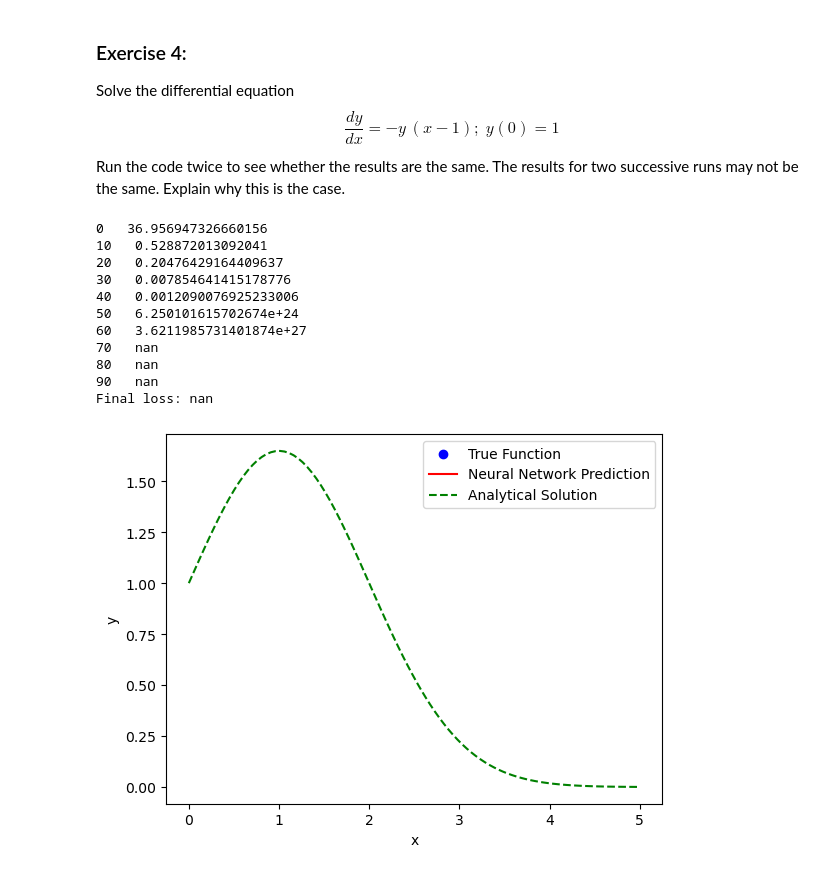
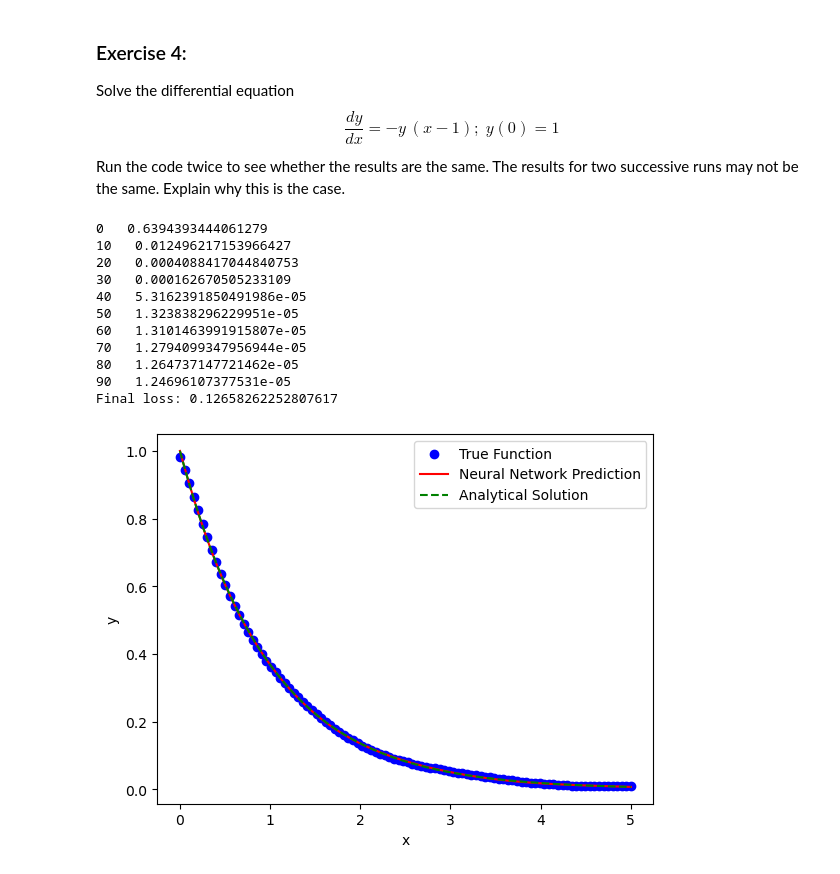
Before and after one commit to JakobSchauser/MscPhysics, a Jupyter notebook: ComputationalAstrophysics/6 Neural Networks/1dregression.ipynb, the cells around one changed output. Drawn from its saved outputs; the diff is of its cells as text; code cells hidden in the pictures.

```diff
--- a/ComputationalAstrophysics/6 Neural Networks/1dregression.ipynb
+++ b/ComputationalAstrophysics/6 Neural Networks/1dregression.ipynb
@@ -56,7 +56,9 @@ class Net(nn.Module):
 net = Net()
 
 # Define the loss function
-criterion = nn.MSELoss()
+MSELoss = lambda x, y: torch.mean(torch.square(x - y))
+# criterion = nn.MSELoss()
+criterion = MSELoss
 
 # Define the optimizer
 optimizer = optim.LBFGS(net.parameters(), lr=0.01)
@@ -71,10 +73,7 @@ def true_function(x, net):
     h = 0.001
     dydx = (getout(x+h, net) - getout(x, net)) / h
 
-    # if x.grad is None:
-    #     dydx = torch.autograd.grad(y, x, grad_outputs=torch.ones_like(y), create_graph=True)[0]
-    # else:
-    #     dydx = x.grad
+    #dydx = torch.autograd.grad(y, x, grad_outputs=torch.ones_like(y), create_graph=True)[0]
 
     return -dydx
 
@@ -84,9 +83,9 @@ def true_function2(x, net):
     return -dydx/(x-1)
 
 
-diff_eq = true_function2
+diff_eq = true_function
 
-analytical = np.exp(-x) if (diff_eq == true_function) else lambda x: np.exp(x-x*x/2)
+analytical = (lambda x: np.exp(-x)) if (diff_eq == true_function) else (lambda x: np.exp(x-x*x/2))
 
 # Training loop
 for i in range(100):
@@ -96,42 +95,42 @@ for i in range(100):
         outputs = getout(x, net)
         y = diff_eq(x, net)
         loss = criterion(outputs, y) #+ torch.square(net(torch.tensor([0.])) - torch.tensor( [1.]))/10.
         loss.backward(retain_graph=True)
         return loss
 
     loss=optimizer.step(closure)
 
     if(i%10==0):
       print(i," ",loss.item())
 # Print the final loss
 
 y = diff_eq(x, net).detach()
 
 with torch.no_grad():
     outputs = getout(x, net)
     loss = criterion(outputs, y.unsqueeze(-1))
 
 print(f'Final loss: {loss.item()}')
 
 x = x.detach().numpy()
 # Plot the results
 plt.scatter(x, y.detach().numpy(), label='True Function', color='blue')
 plt.plot(x,  outputs.detach().numpy(), label='Neural Network Prediction', color='red')
 plt.plot(x, analytical(x), '--', label='Analytical Solution', color='green')
 plt.xlabel('x')
 plt.ylabel('y')
 plt.legend()
 plt.show()
 # %% [output]
-0   36.956947326660156
-10   0.528872013092041
-20   0.20476429164409637
-30   0.007854641415178776
-40   0.0012090076925233006
-50   6.250101615702674e+24
-60   3.6211985731401874e+27
-70   nan
-80   nan
-90   nan
-Final loss: nan
+0   0.6394393444061279
+10   0.012496217153966427
+20   0.0004088417044840753
+30   0.000162670505233109
+40   5.3162391850491986e-05
+50   1.323838296229951e-05
+60   1.3101463991915807e-05
+70   1.2794099347956944e-05
+80   1.264737147721462e-05
+90   1.24696107377531e-05
+Final loss: 0.12658262252807617
-[figure, old version]
+[figure, new version]
```
Also changed, not shown: 1 other file.
